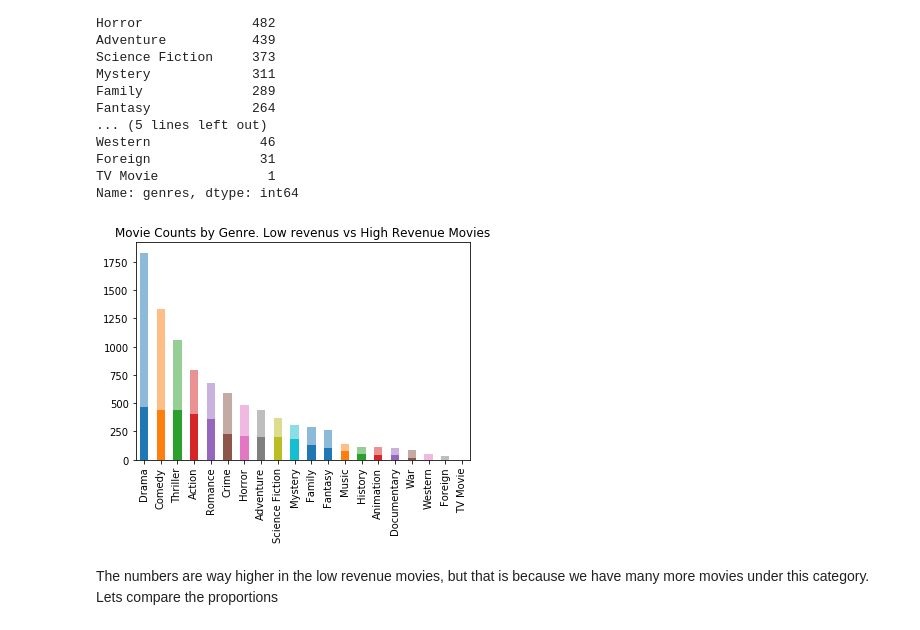
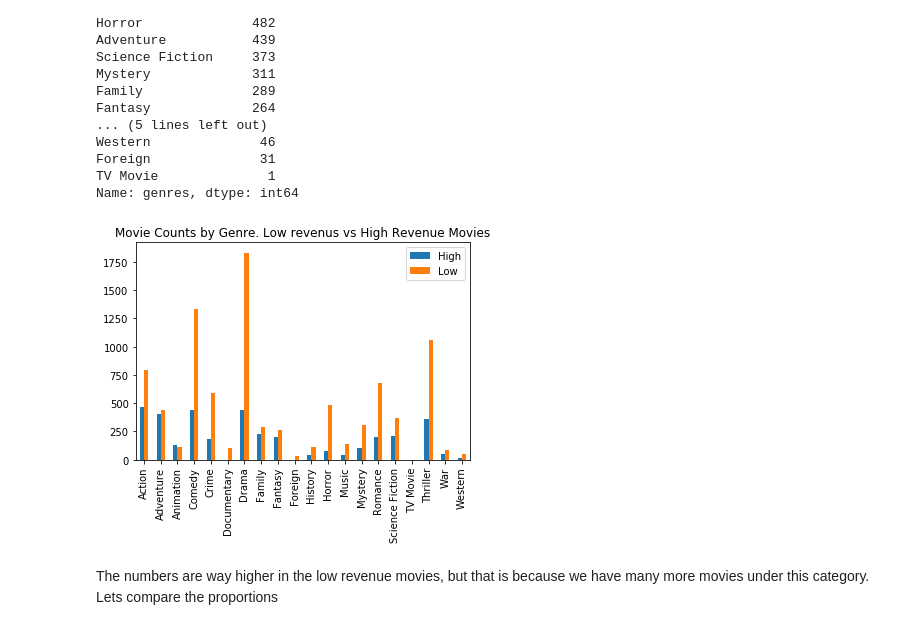
Before and after one commit to gabrielmarcos2001/data-analysis-tmdb, a Jupyter notebook: Investigate_a_Dataset.ipynb, the cells around one changed output. Cells and saved outputs as stored; diff of their text form; code cells hidden in the pictures.

```diff
--- a/Investigate_a_Dataset.ipynb
+++ b/Investigate_a_Dataset.ipynb
@@ -1043,10 +1048,20 @@ Foreign              31
 TV Movie              1
 Name: genres, dtype: int64
 # %%
-high_revenue.genres.value_counts().plot(kind='bar', title='Movie Counts by Genre. Low revenus vs High Revenue Movies')
-low_revenue.genres.value_counts().plot(kind='bar',alpha=0.5);
+#high_revenue.genres.value_counts().plot(kind='bar', title='Movie Counts by Genre. Low revenus vs High Revenue Movies')
+#low_revenue.genres.value_counts().plot(kind='bar',alpha=0.5);
+
+df_1 = high_revenue.genres.value_counts().reset_index()
+df_2 = low_revenue.genres.value_counts().reset_index()
+df_1.set_index("index", inplace=True)
+df_2.set_index("index", inplace=True)
+
+df_merged = pd.concat([df_1, df_2], axis=1)
+df_merged.columns.values[0] = 'High'
+df_merged.columns.values[1] = 'Low'
+df_merged.plot.bar(title='Movie Counts by Genre. Low revenus vs High Revenue Movies');
 # %% [output]
-[figure, old version]
+[figure, new version]
 # %% [markdown]
 The numbers are way higher in the low revenue movies, but that is because we have many more movies under this category. Lets compare the proportions
 # %%
```
Also changed, not shown: parts of 11 cells of this notebook.
